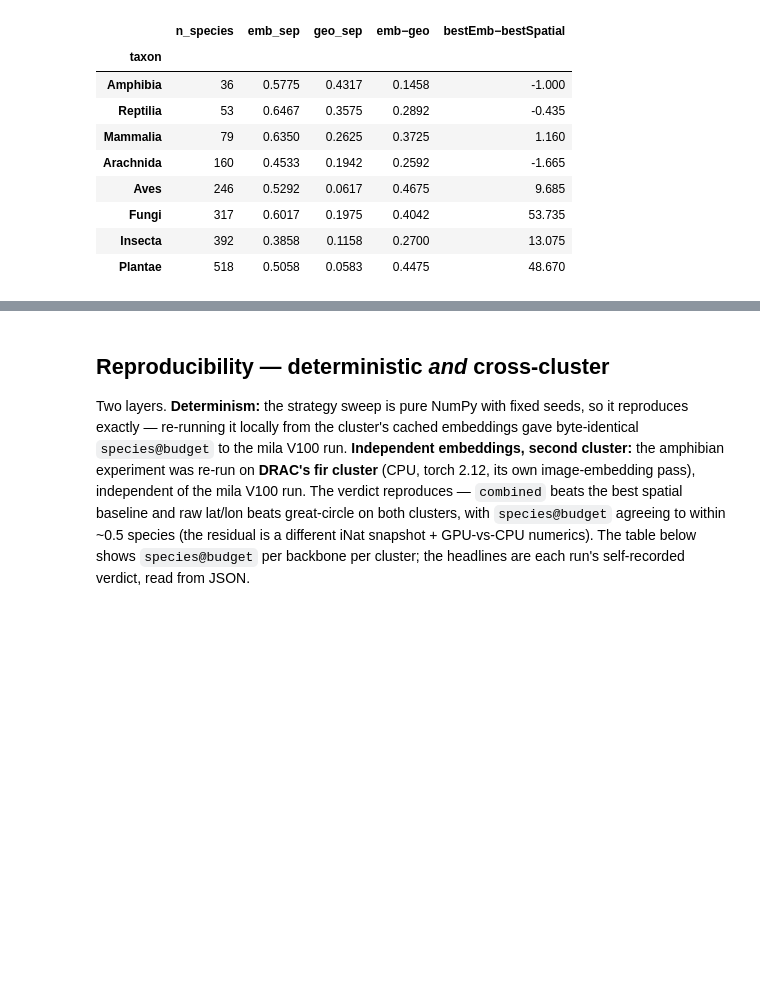
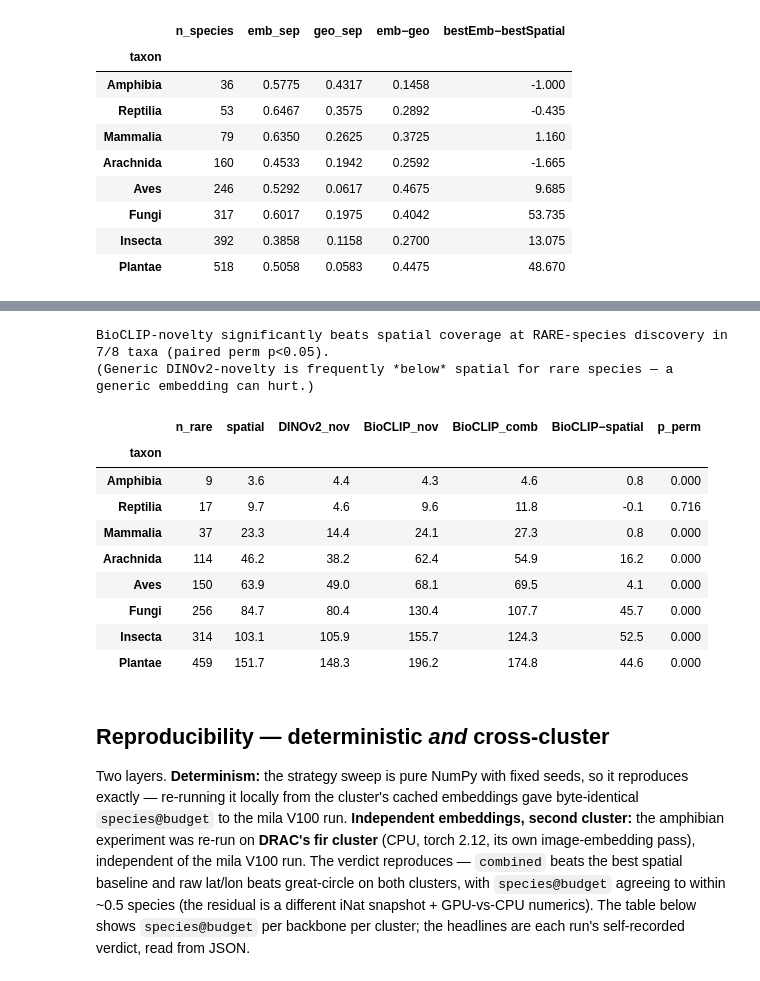
Before and after one commit to wietzesuijker/where-to-blitz, a Jupyter notebook: discovery-acquisition-experiment.ipynb, the cells around one changed output, grey strips where cells are left out. Drawn from its saved outputs; the diff is of its cells as text; code cells hidden in the pictures; blank space fills up the shorter version.

```diff
--- a/discovery-acquisition-experiment.ipynb
+++ b/discovery-acquisition-experiment.ipynb
@@ -371,3 +379,26 @@ Richness is the strongest single predictor of embedding benefit (rho=+0.79). The
+# %%
+import json, pandas as pd
+r = json.load(open('cluster_results/generalization/rare_species_discovery.json'))
+rows = [{'taxon': t, 'n_rare': v['n_rare'], 'spatial': v['spatial'], 'DINOv2_nov': v['dinov2_nov'],
+         'BioCLIP_nov': v['bioclip_nov'], 'BioCLIP_comb': v['bioclip_combined'],
+         'BioCLIP−spatial': v['bioclip_nov_minus_spatial'], 'p_perm': v['p_perm']}
+        for t, v in sorted(r['per_taxon'].items(), key=lambda kv: kv[1]['n_species'])]
+print(r['summary'])
+print("(Generic DINOv2-novelty is frequently *below* spatial for rare species — a generic embedding can hurt.)")
+pd.DataFrame(rows).set_index('taxon')
+# %% [output]
+BioCLIP-novelty significantly beats spatial coverage at RARE-species discovery in 7/8 taxa (paired perm p<0.05).
+(Generic DINOv2-novelty is frequently *below* spatial for rare species — a generic embedding can hurt.)
+|  | n_rare | spatial | DINOv2_nov | BioCLIP_nov | BioCLIP_comb | BioCLIP−spatial | p_perm |
+| taxon |  |  |  |  |  |  |  |
+| Amphibia | 9 | 3.6 | 4.4 | 4.3 | 4.6 | 0.8 | 0.000 |
+| Reptilia | 17 | 9.7 | 4.6 | 9.6 | 11.8 | -0.1 | 0.716 |
+| Mammalia | 37 | 23.3 | 14.4 | 24.1 | 27.3 | 0.8 | 0.000 |
+| Arachnida | 114 | 46.2 | 38.2 | 62.4 | 54.9 | 16.2 | 0.000 |
+| Aves | 150 | 63.9 | 49.0 | 68.1 | 69.5 | 4.1 | 0.000 |
+| Fungi | 256 | 84.7 | 80.4 | 130.4 | 107.7 | 45.7 | 0.000 |
+| Insecta | 314 | 103.1 | 105.9 | 155.7 | 124.3 | 52.5 | 0.000 |
+| Plantae | 459 | 151.7 | 148.3 | 196.2 | 174.8 | 44.6 | 0.000 |
 # %% [markdown]
 ## Reproducibility — deterministic *and* cross-cluster
 
```
Also changed, not shown: parts of 1 cell of this notebook, 3 other files.
